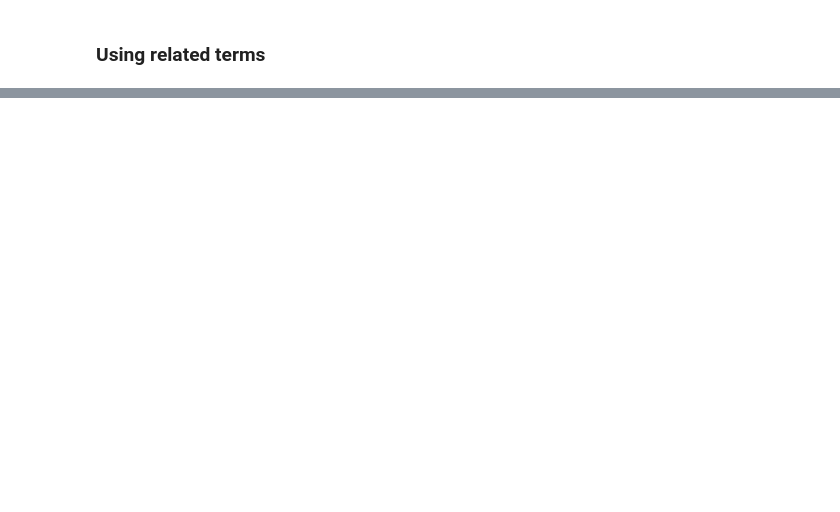
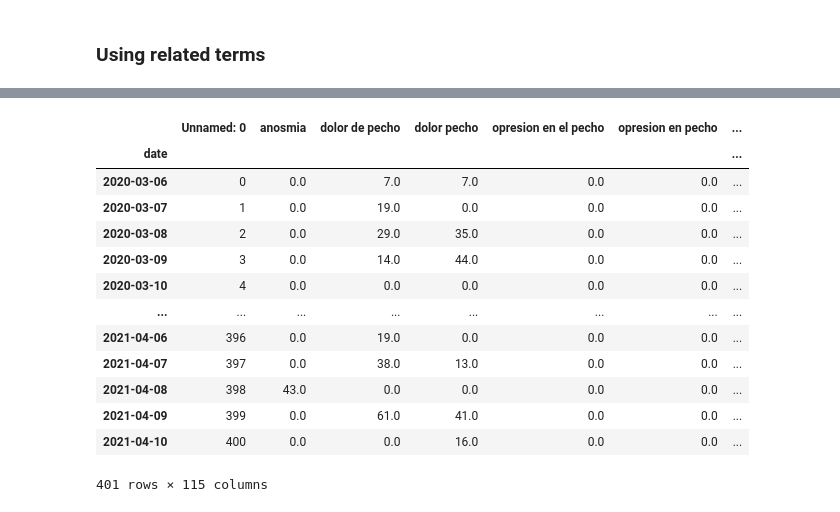
Before and after one commit to samueltof/covid19_forecast_ml, a Jupyter notebook: data_visualization.ipynb, the cells around one changed output, grey strips where cells are left out. Saved outputs shown, nothing was run; the diff lists cells and outputs as text; code cells hidden in the pictures; blank space fills up the shorter version.

```diff
--- a/data_visualization.ipynb
+++ b/data_visualization.ipynb
@@ -259 +226,18 @@ Name: anosmia, Length: 401, dtype: float64
+# %%
+df_trends_BOG
+# %% [output]
+|  | Unnamed: 0 | anosmia | dolor de pecho | dolor pecho | opresion en el pecho | opresion en pecho | ... |
+| date |  |  |  |  |  |  | ... |
+| 2020-03-06 | 0 | 0.0 | 7.0 | 7.0 | 0.0 | 0.0 | ... |
+| 2020-03-07 | 1 | 0.0 | 19.0 | 0.0 | 0.0 | 0.0 | ... |
+| 2020-03-08 | 2 | 0.0 | 29.0 | 35.0 | 0.0 | 0.0 | ... |
+| 2020-03-09 | 3 | 0.0 | 14.0 | 44.0 | 0.0 | 0.0 | ... |
+| 2020-03-10 | 4 | 0.0 | 0.0 | 0.0 | 0.0 | 0.0 | ... |
+| ... | ... | ... | ... | ... | ... | ... | ... |
+| 2021-04-06 | 396 | 0.0 | 19.0 | 0.0 | 0.0 | 0.0 | ... |
+| 2021-04-07 | 397 | 0.0 | 38.0 | 13.0 | 0.0 | 0.0 | ... |
+| 2021-04-08 | 398 | 43.0 | 0.0 | 0.0 | 0.0 | 0.0 | ... |
+| 2021-04-09 | 399 | 0.0 | 61.0 | 41.0 | 0.0 | 0.0 | ... |
+| 2021-04-10 | 400 | 0.0 | 0.0 | 16.0 | 0.0 | 0.0 | ... |
+401 rows × 115 columns
 # %%
```
Also changed, not shown: parts of 11 cells of this notebook.
